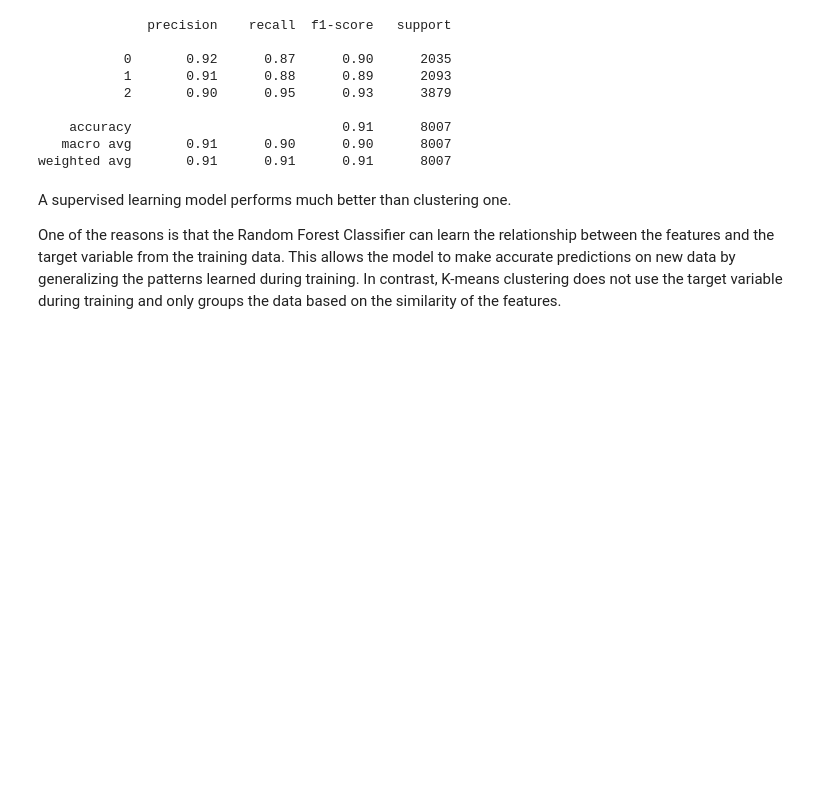
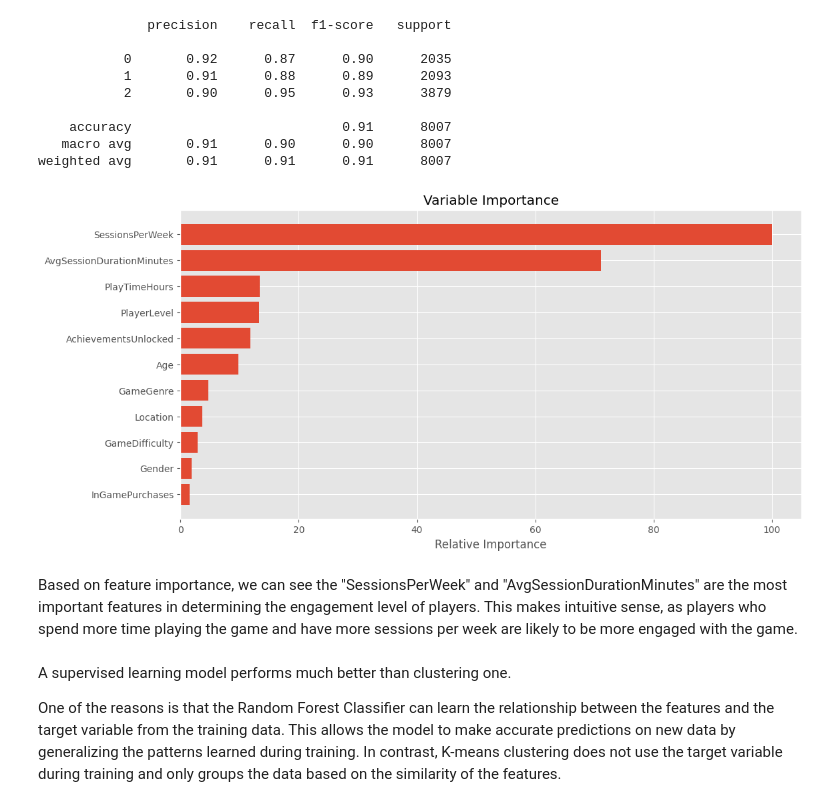
Before and after one commit to tommy200401/MSDS, a Jupyter notebook: DTSA 5510 Unsupervised Algorithms in Machine Learning/final_project.ipynb, the cells around one changed output. Drawn from its saved outputs; the diff is of its cells as text; code cells hidden in the pictures; blank space fills up the shorter version.

```diff
--- a/DTSA 5510 Unsupervised Algorithms in Machine Learning/final_project.ipynb
+++ b/DTSA 5510 Unsupervised Algorithms in Machine Learning/final_project.ipynb
@@ -284,6 +284,23 @@ print(classification_report(y_test, y_pred))
     accuracy                           0.91      8007
    macro avg       0.91      0.90      0.90      8007
 weighted avg       0.91      0.91      0.91      8007
+# %%
+# Feature importance
+feature_importance = rf.feature_importances_
+feature_importance = 100.0 * (feature_importance / feature_importance.max())
+sorted_idx = np.argsort(feature_importance)
+pos = np.arange(sorted_idx.shape[0]) + .5
+
+plt.figure(figsize=(12, 6))
+plt.barh(pos, feature_importance[sorted_idx], align='center')
+plt.yticks(pos, X.columns[sorted_idx])
+plt.xlabel('Relative Importance')
+plt.title('Variable Importance')
+plt.show()
+# %% [output]
+[figure, added]
+# %% [markdown]
+Based on feature importance, we can see the "SessionsPerWeek" and "AvgSessionDurationMinutes" are the most important features in determining the engagement level of players. This makes intuitive sense, as players who spend more time playing the game and have more sessions per week are likely to be more engaged with the game.
 # %% [markdown]
 A supervised learning model performs much better than clustering one.
 
```
